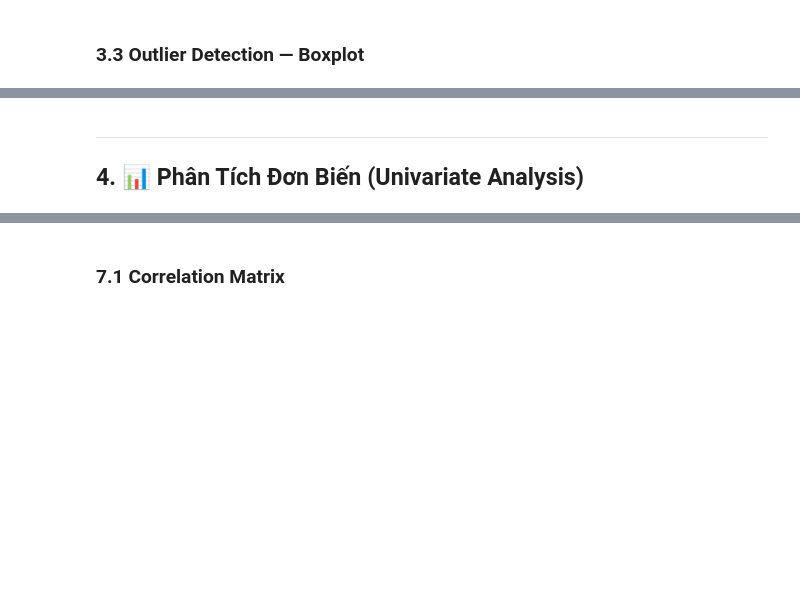
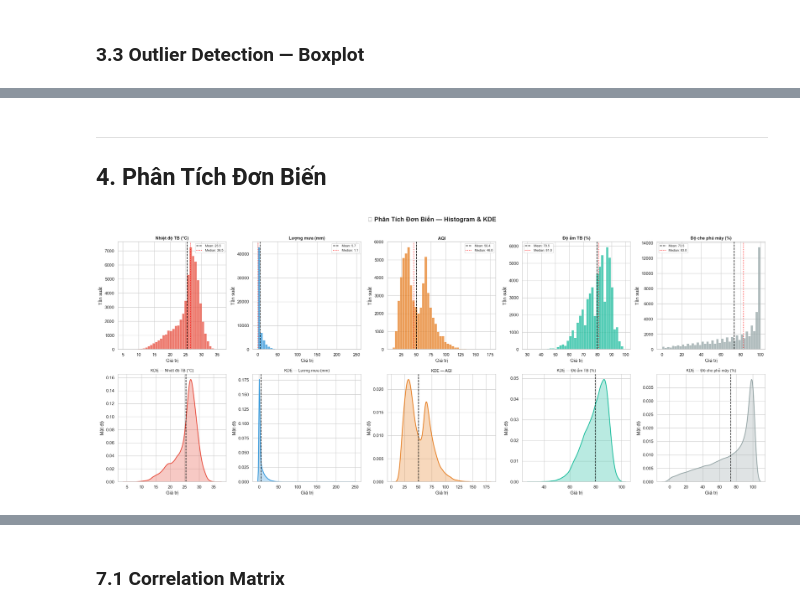
Before and after one commit to ltchcmus/-DataVis--WeatherVietNam, a Jupyter notebook: notebooks/EDA.ipynb, the cells around one changed output, grey strips where cells are left out. Cells and saved outputs as stored; diff of their text form; code cells hidden in the pictures; blank space fills up the shorter version.

```diff
--- a/notebooks/EDA.ipynb
+++ b/notebooks/EDA.ipynb
@@ -198,40 +296,42 @@ pd.DataFrame(outlier_stats).set_index('Cột').style.background_gradient(cmap='O
 # %% [markdown]
 ---
 
-## 4. 📊 Phân Tích Đơn Biến (Univariate Analysis)
+## 4. Phân Tích Đơn Biến
 # %%
 uni_cols = {
     'temperature_mean': ('Nhiệt độ TB (°C)',   '#e74c3c'),
     'rain_sum':         ('Lượng mưa (mm)',      '#3498db'),
     'aqi':              ('AQI',                 '#e67e22'),
     'humidity_mean':    ('Độ ẩm TB (%)',        '#1abc9c'),
     'cloud_cover_mean': ('Độ che phủ mây (%)', '#95a5a6'),
 }
 
 fig, axes = plt.subplots(2, 5, figsize=(24, 10))
 
 for i, (col, (label, color)) in enumerate(uni_cols.items()):
     data = df[col].dropna()
 
     # Histogram
     ax_hist = axes[0, i]
     ax_hist.hist(data, bins=40, color=color, alpha=0.75, edgecolor='white', linewidth=0.5)
     ax_hist.axvline(data.mean(), color='black', linestyle='--', linewidth=1.5, label=f'Mean: {data.mean():.1f}')
     ax_hist.axvline(data.median(), color='red', linestyle=':', linewidth=1.5, label=f'Median: {data.median():.1f}')
     ax_hist.set_title(label, fontsize=11, fontweight='bold')
     ax_hist.set_xlabel('Giá trị'); ax_hist.set_ylabel('Tần suất')
     ax_hist.legend(fontsize=8)
 
     # KDE
     ax_kde = axes[1, i]
     sns.kdeplot(data, ax=ax_kde, color=color, fill=True, alpha=0.3, linewidth=2)
     ax_kde.axvline(data.mean(), color='black', linestyle='--', linewidth=1.5)
     ax_kde.set_title(f'KDE — {label}', fontsize=10)
     ax_kde.set_xlabel('Giá trị'); ax_kde.set_ylabel('Mật độ')
 
-plt.suptitle('📊 Phân Tích Đơn Biến — Histogram & KDE', fontsize=16, fontweight='bold', y=1.01)
+plt.suptitle(' Phân Tích Đơn Biến — Histogram & KDE', fontsize=16, fontweight='bold', y=1.01)
 plt.tight_layout()
 plt.show()
+# %% [output]
+[figure, added]
 # %%
 # Thống kê mô tả + skewness/kurtosis
 key_cols = list(uni_cols.keys())
```
Also changed, not shown: parts of 43 cells of this notebook.
